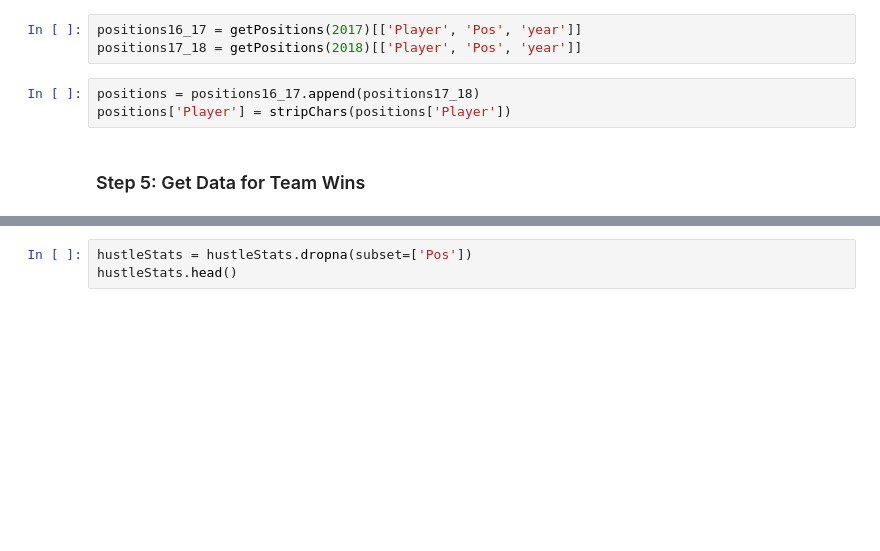
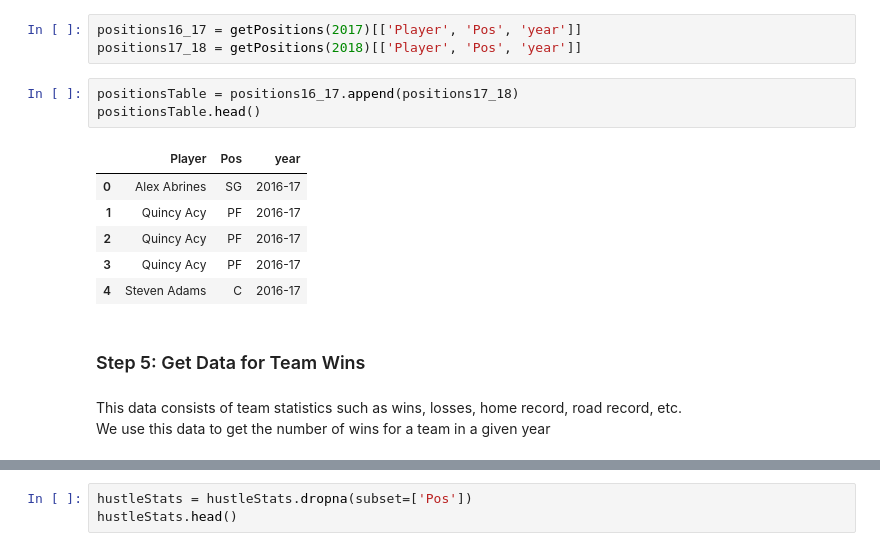
Before and after one commit to yairfax/CMSC320-final-project, a Jupyter notebook: Final Project.ipynb, the cells around one changed output, grey strips where cells are left out. Drawn from its saved outputs; the diff is of its cells as text; blank space fills up the shorter version.

```diff
--- a/Final Project.ipynb
+++ b/Final Project.ipynb
@@ -122,11 +145,21 @@ regularStats.head()
 # %%
 positions16_17 = getPositions(2017)[['Player', 'Pos', 'year']]
 positions17_18 = getPositions(2018)[['Player', 'Pos', 'year']]
-# %%
-positions = positions16_17.append(positions17_18)
-positions['Player'] = stripChars(positions['Player'])
+# %%
+positionsTable = positions16_17.append(positions17_18)
+positionsTable.head()
+# %% [output]
+|  | Player | Pos | year |
+| 0 | Alex Abrines | SG | 2016-17 |
+| 1 | Quincy Acy | PF | 2016-17 |
+| 2 | Quincy Acy | PF | 2016-17 |
+| 3 | Quincy Acy | PF | 2016-17 |
+| 4 | Steven Adams | C | 2016-17 |
 # %% [markdown]
 ### Step 5: Get Data for Team Wins
+# %% [markdown]
+This data consists of team statistics such as wins, losses, home record, road record, etc.
+We use this data to get the number of wins for a team in a given year
 # %%
 teamsWins16_17 = getTeams('teams_2016_2017.csv', '2016-17') # http://media.nba.com/Stats/Standings.aspx?&leagueid=00&seasonid=22016
 teamsWins17_18 = getTeams('teams_2017_2018.csv', '2017-18') # http://media.nba.com/Stats/Standings.aspx?&leagueid=00&seasonid=22017
```
Also changed, not shown: parts of 40 cells of this notebook, 1 other file.
